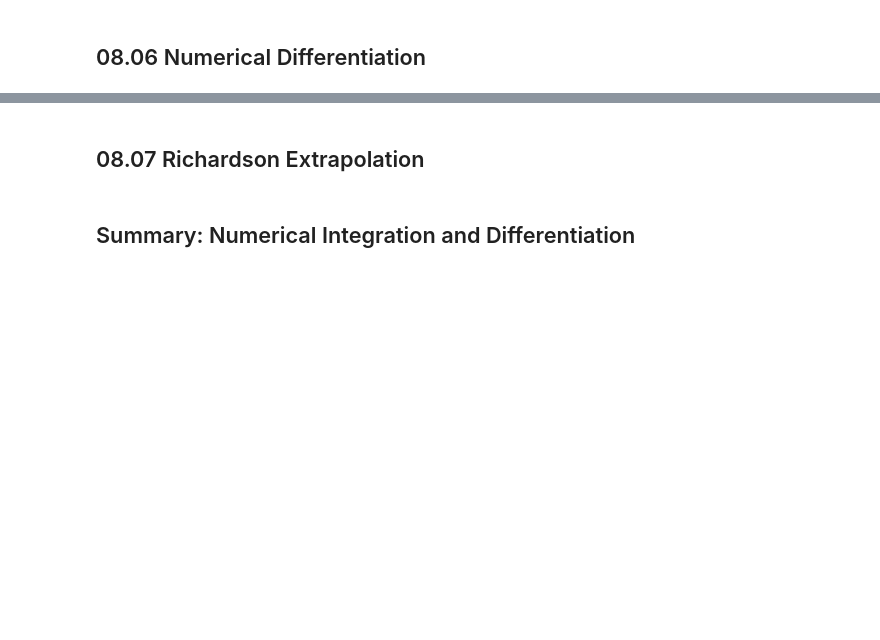
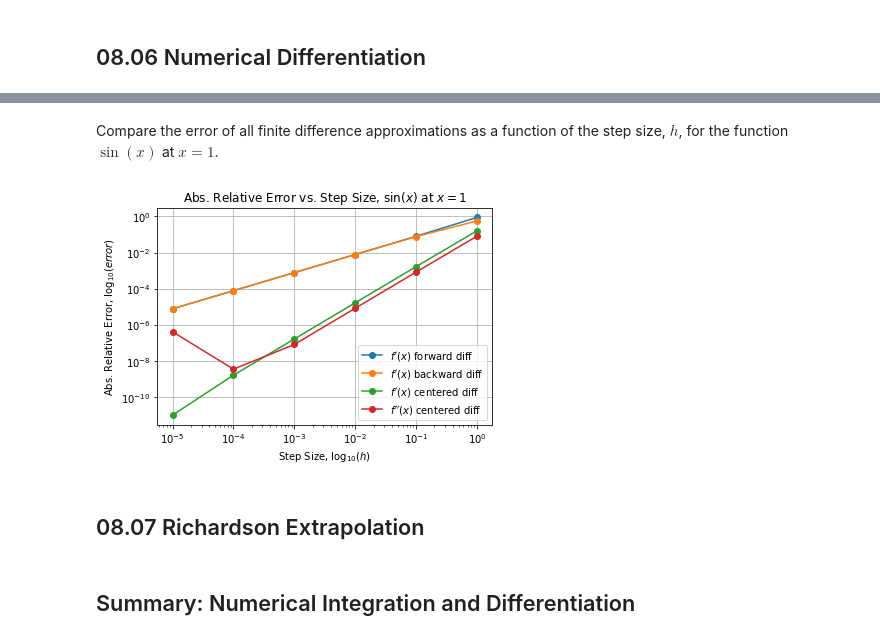
Before and after one commit to marcoemorais/numerics-python, a Jupyter notebook: notes/08-Numerical-Integration-and-Differentiation.ipynb, the cells around one changed output, grey strips where cells are left out. Drawn from its saved outputs; the diff is of its cells as text; code cells hidden in the pictures; blank space fills up the shorter version.

```diff
--- a/notes/08-Numerical-Integration-and-Differentiation.ipynb
+++ b/notes/08-Numerical-Integration-and-Differentiation.ipynb
@@ -425,3 +464,62 @@ where
+# %% [markdown]
+Compare the error of all finite difference approximations as a function of the step size, $h$, for the function $\sin(x)$ at $x = 1$.
+# %%
+import matplotlib.pyplot as plt
+import numpy as np
+
+%matplotlib inline
+
+def forward_dfx(fx, x, h):
+    """Compute f'(x) using forward difference approximation."""
+    return (fx(x+h) - fx(x))/h
+
+def backward_dfx(fx, x, h):
+    """Compute f'(x) using backward difference approximation."""
+    return (fx(x) - fx(x-h))/h
+
+def centered_dfx(fx, x, h):
+    """Compute f'(x) using centered difference approximation."""
+    return (fx(x+h) - fx(x-h))/(2.*h)
+
+def centered_d2fx(fx, x, h):
+    """Compute f''(x) using centered difference approximation."""
+    return (fx(x+h) - 2.*fx(x) + fx(x-h))/(h*h)
+
+
+# f(x) and exact first and second derivative.
+fx = lambda x: np.sin(x)
+d1fx = lambda x: np.cos(x)
+d2fx = lambda x: -1. * np.sin(x)
+
+# List of true functions and corresponding approximations.
+trues = [d1fx, d1fx, d1fx, d2fx]
+funcs = [forward_dfx, backward_dfx, centered_dfx, centered_d2fx]
+labels = ["$f'(x)$ forward diff", "$f'(x)$ backward diff",
+          "$f'(x)$ centered diff", "$f''(x)$ centered diff"]
+
+# Values of x and h.
+x = 1.0
+h = np.array([1., 1e-1, 1e-2, 1e-3, 1e-4, 1e-5])
+
+# Compute the relative error between approximation and true value.
+relerrors = []
+for true, func in zip(trues, funcs):
+    t = true(x)
+    vfunc = np.vectorize(lambda step: func(fx, x, step))
+    approx = vfunc(h)
+    relerrors.append(abs((t-approx)/t))
+
+# Plot the relative error against step size for each function.
+for relerror, label in zip(relerrors, labels):
+    plt.loglog(h, relerror, marker='o', label=label)
+plt.title('Abs. Relative Error vs. Step Size, $\sin(x)$ at $x=1$')
+plt.ylabel('Abs. Relative Error, $\log_{10}(error)$')
+plt.xlabel('Step Size, $\log_{10}(h)$')
+plt.grid()
+plt.legend()
+plt.show()
+# %% [output]
+[figure, added]
 # %% [markdown]
 ## 08.07 Richardson Extrapolation
 # %% [markdown]
```
Also changed, not shown: parts of 3 cells of this notebook, 1 other file.
